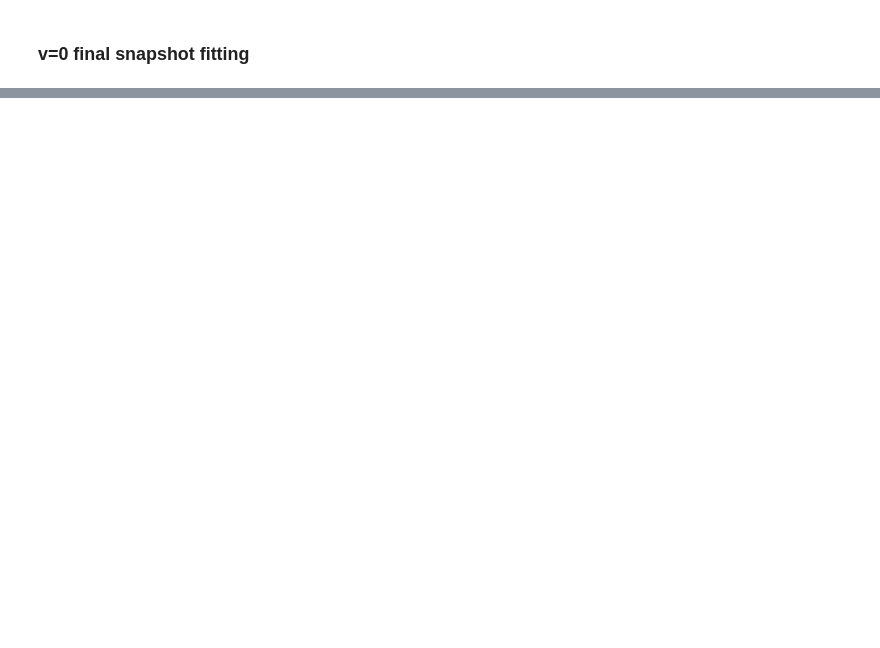
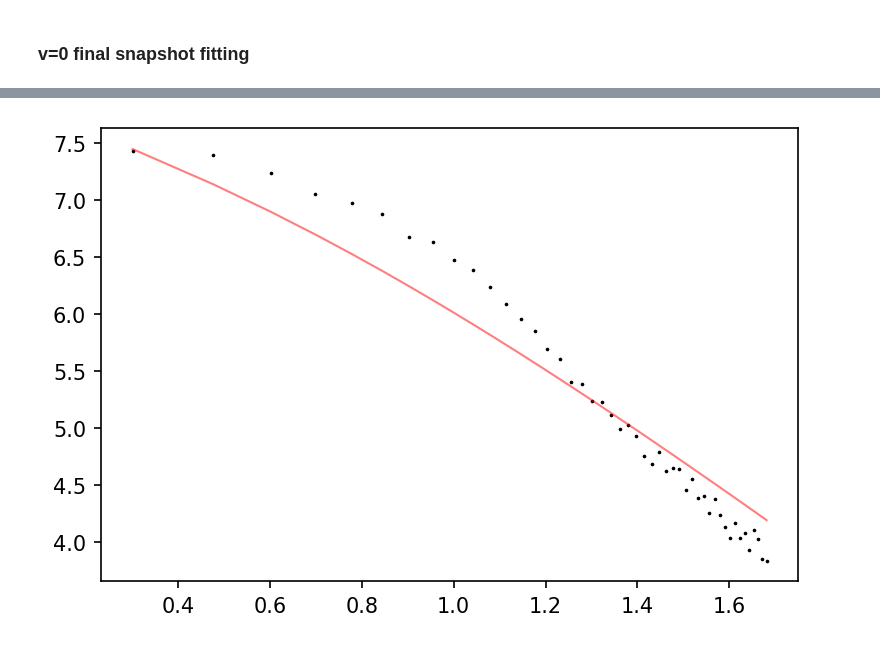
Before and after one commit to andygarciaserra/tsn-hyd_sims, a Jupyter notebook: content/project1/NFW_fit.ipynb, the cells around one changed output, grey strips where cells are left out. Cells and saved outputs as stored; diff of their text form; code cells hidden in the pictures; blank space fills up the shorter version.

Commit message:
NFW profile fit done for v0 and hubble flow examples

```diff
--- a/content/project1/NFW_fit.ipynb
+++ b/content/project1/NFW_fit.ipynb
@@ -105,0 +104,82 @@ prof[1]
+# %%
+# Directory with data:
+datadir = "hubble-flow-n10000/snaps/"
+
+
+
+# Import data:
+f = h5py.File(datadir+"snapshot_010.hdf5", "r")
+group = f["PartType1"]
+data = group["Coordinates"][()]
+
+
+
+# Some parameters:
+galx,galy,galz=data[:,0],data[:,1],data[:,2]
+galcen=[np.median(galx),np.median(galy),np.median(galz)]     # Galaxy center
+mp=(1e11)/(len(galx))                                        # Particle mass
+galcoords=[galx,galy,galz]
+
+
+
+# Centering coordinates, radial distance to center and :
+galcoords=np.array(galcoords) - np.resize(np.array(galcen),(3,1))
+galdist = []
+for i in range(len(galcoords[0])):
+    d=np.sqrt((galcoords[0,i]**2)+(galcoords[1,i]**2)+(galcoords[2,i]**2))
+    galdist.append(d)
+
+
+
+# Density profile:
+prof=[],[]
+Rbin=1
+Rins=0
+Rmax=np.amax(galdist)
+
+for n in range(2,50):
+    R1=Rins
+    if (R1>Rmax):
+        break
+    R2=n*Rbin
+    Npart=0
+    for i in range(len(galdist)):            # Loop that checks for parwticles between both radius and counts them.
+        if (galdist[i]>R1 and galdist[i]<R2):
+            Npart+=1
+    dens=Npart*mp/(1.25*pi*(R2**3-R1**3))
+    if dens==0:
+        dens=1
+    prof[0].append(R1)
+    prof[1].append(dens)
+    Rins=R2
+
+logprof=np.log10(prof)
+
+pos=[]
+for i in range(len(logprof[1])):
+    if logprof[1][i]==0:
+        pos.append(i)
+
+logdens=np.delete(logprof[1],pos)
+lograd=np.delete(logprof[0],pos)
+
+
+
+# Fitting to NFW:
+init_guesses=[10**8.5,10]
+r=10**lograd
+popt,pcov=fit(func.logNFW,r,logdens,[10**7.5,4])
+
+
+
+# Plotting radial profile and fit:
+plt.figure(dpi=150)
+plt.plot(lograd,logdens,'k.',ms=1.5)
+plt.plot(lograd,func.logNFW(r,popt[0],popt[1]),'r-',alpha=0.5,linewidth=1)
+plt.savefig("v0_NFWfit.PNG")
+print("FIT parameters:\n"+"rho_0 = "+str(popt[0])+"\n"+"log(rho_0) = "+str(np.log10(popt[0]))+"\nr_s = "+str(popt[1]))
+
+
+
+#end
+# %% [output]
@@ -105,0 +190 @@ prof[1]
+[figure, added]
```
Also changed, not shown: parts of 6 cells of this notebook, 2 other files.
